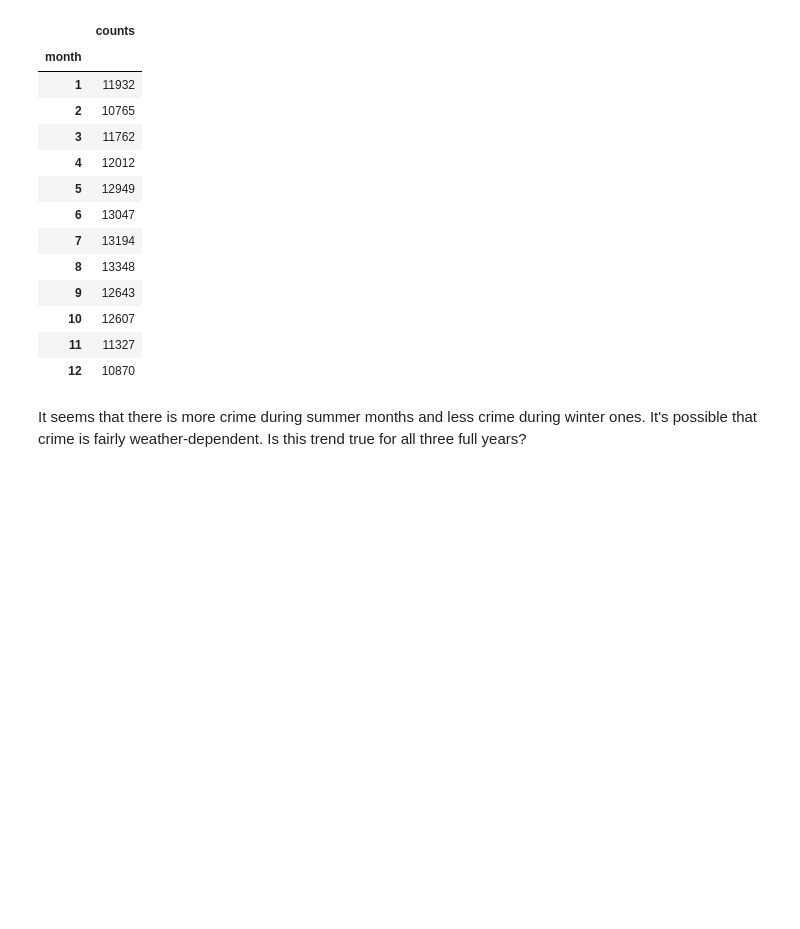
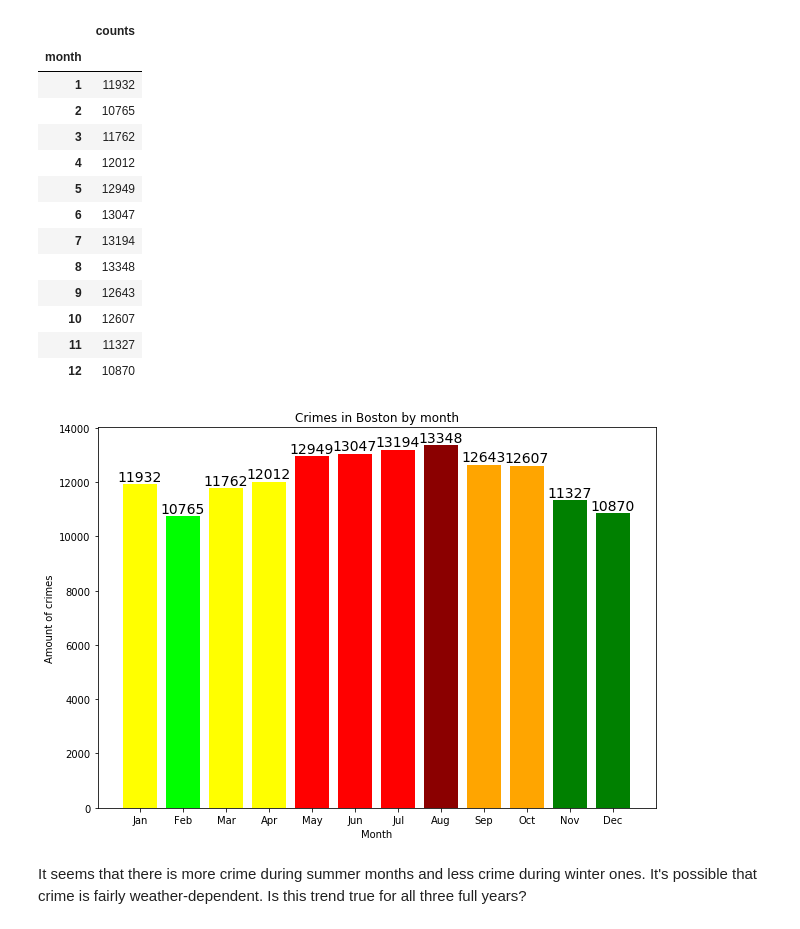
Before and after one commit to iajoiner/boston-crime, a Jupyter notebook: Boston Crime.ipynb, the cells around one changed output. Cells and saved outputs as stored; diff of their text form; code cells hidden in the pictures; blank space fills up the shorter version.

```diff
--- a/Boston Crime.ipynb
+++ b/Boston Crime.ipynb
@@ -356,6 +356,21 @@ df_month
 | 10 | 12607 |
 | 11 | 11327 |
 | 12 | 10870 |
+# %%
+fig3 = plt.figure(figsize = (10,7))
+ind3 = np.arange(12)
+ax3 = plt.subplot(111)
+rects = ax3.bar(ind3, df_month['counts'], width = 0.8,color = ['yellow','lime','yellow','yellow','red','red','red','darkred','orange','orange','green','green'])
+ax3.set_xticks(ind3)
+ax3.set_xticklabels(['Jan','Feb','Mar','Apr','May','Jun','Jul','Aug','Sep','Oct','Nov','Dec'])
+ax3.set_xlabel('Month')
+ax3.set_ylabel('Amount of crimes')
+ax3.set_title('Crimes in Boston by month')
+for rect in rects:
+    height = rect.get_height()
+    ax3.text(rect.get_x() - 0.13, 1.01 * height, height, fontsize = 14)
+# %% [output]
+[figure, added]
 # %% [markdown]
 It seems that there is more crime during summer months and less crime during winter ones. It's possible that crime is fairly weather-dependent. Is this trend true for all three full years?
 # %% [markdown]
```
Also changed, not shown: parts of 2 cells of this notebook.
